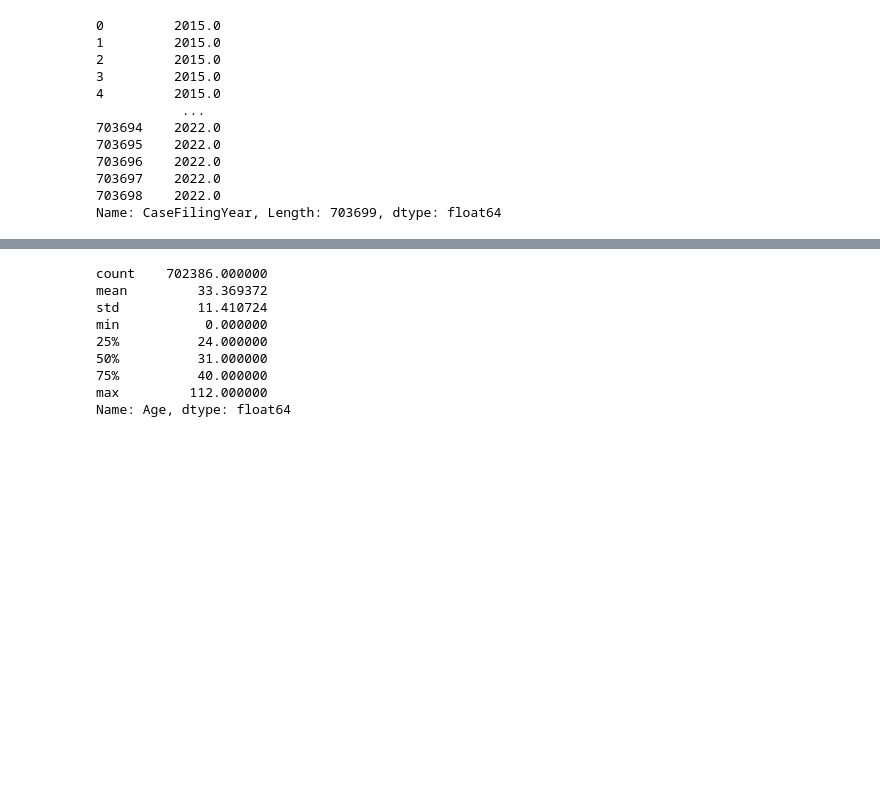
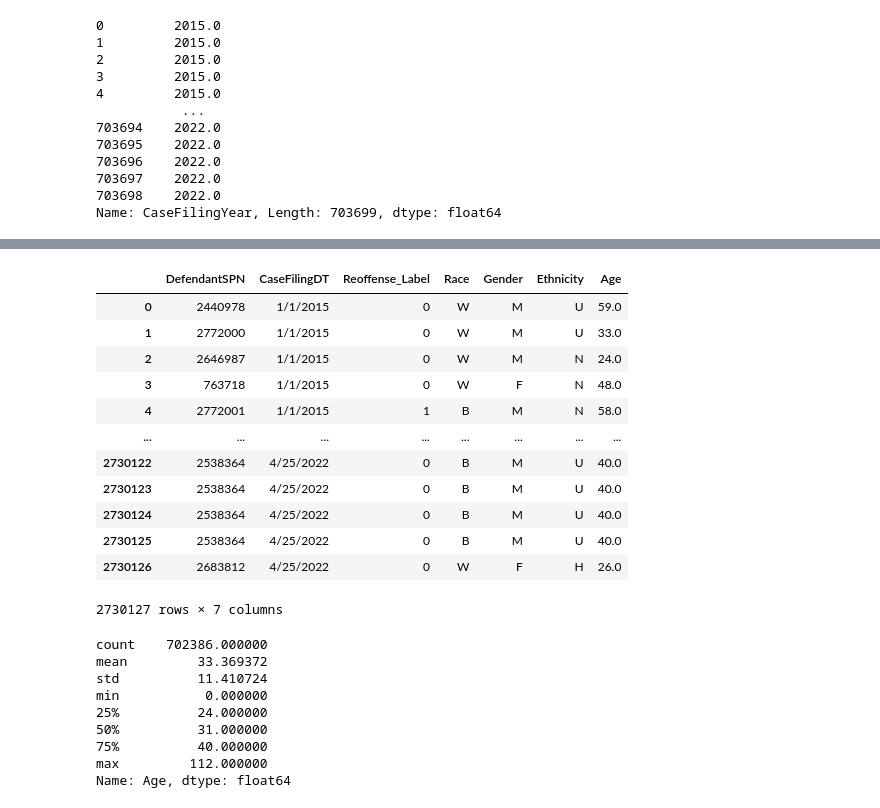
Before and after one commit to souravray97/Criminal-Justice-Analysis, a Jupyter notebook: CCD-EDA.ipynb, the cells around one changed output, grey strips where cells are left out. Drawn from its saved outputs; the diff is of its cells as text; code cells hidden in the pictures; blank space fills up the shorter version.

```diff
--- a/CCD-EDA.ipynb
+++ b/CCD-EDA.ipynb
@@ -176,0 +553,5 @@ array([[<AxesSubplot:title={'center':'Age'}>]], dtype=object)
+# %%
+controls = ['Race', 'Gender', 'Ethnicity', 'Age', 'DefendantSPN']
+# %%
+re_lab = pd.read_csv("Reoffense_Label.csv")
+re_lab
@@ -176,0 +572,2 @@ array([[<AxesSubplot:title={'center':'Age'}>]], dtype=object)
+# %%
+control_df = ccd[controls]
@@ -176,0 +590,18 @@ array([[<AxesSubplot:title={'center':'Age'}>]], dtype=object)
+# %%
+rd_data = pd.merge(re_lab, control_df)
+# %%
+rd_data
+# %% [output]
+|  | DefendantSPN | CaseFilingDT | Reoffense_Label | Race | Gender | Ethnicity | Age |
+| 0 | 2440978 | 1/1/2015 | 0 | W | M | U | 59.0 |
+| 1 | 2772000 | 1/1/2015 | 0 | W | M | U | 33.0 |
+| 2 | 2646987 | 1/1/2015 | 0 | W | M | N | 24.0 |
+| 3 | 763718 | 1/1/2015 | 0 | W | F | N | 48.0 |
+| 4 | 2772001 | 1/1/2015 | 1 | B | M | N | 58.0 |
+| ... | ... | ... | ... | ... | ... | ... | ... |
+| 2730122 | 2538364 | 4/25/2022 | 0 | B | M | U | 40.0 |
+| 2730123 | 2538364 | 4/25/2022 | 0 | B | M | U | 40.0 |
+| 2730124 | 2538364 | 4/25/2022 | 0 | B | M | U | 40.0 |
+| 2730125 | 2538364 | 4/25/2022 | 0 | B | M | U | 40.0 |
+| 2730126 | 2683812 | 4/25/2022 | 0 | W | F | H | 26.0 |
+2730127 rows × 7 columns
```
Also changed, not shown: parts of 79 cells of this notebook.
